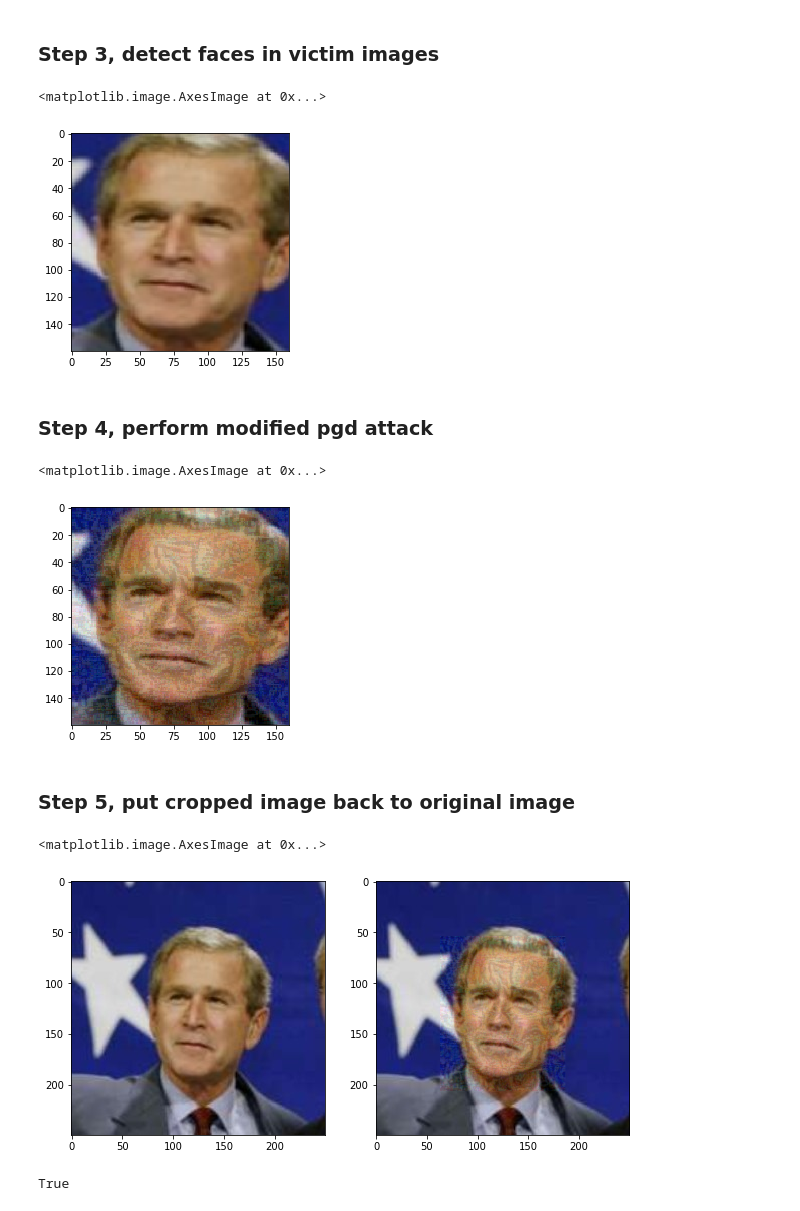
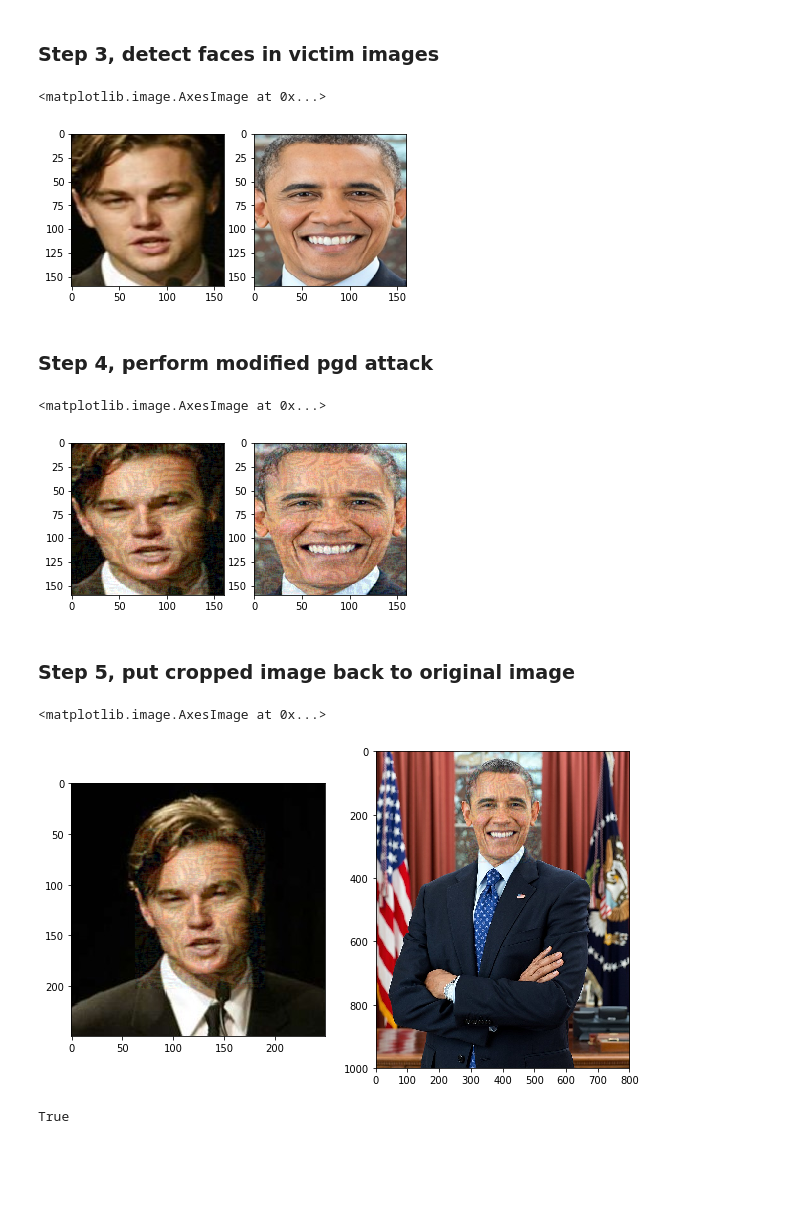
Before and after one commit to HaojieYuan/FaceAdvTransfer, a Jupyter notebook: FacenetEval.ipynb, the cells around one changed output. Drawn from its saved outputs; the diff is of its cells as text; code cells hidden in the pictures; blank space fills up the shorter version.

Commit message:
Process multiple images.(though batch_size=1)

```diff
--- a/FacenetEval.ipynb
+++ b/FacenetEval.ipynb
@@ -55,15 +55,15 @@ for victim in victim_imgs:
 # %%
 %matplotlib inline
 import matplotlib
 import matplotlib.pyplot as plt
 
-#plt.subplot(121)
+plt.subplot(121)
 plt.imshow(cropped_victim_faces[0])
-#plt.subplot(122)
-#plt.imshow(cropped_victim_faces[1])
+plt.subplot(122)
+plt.imshow(cropped_victim_faces[1])
 # %% [output]
 <matplotlib.image.AxesImage at 0x...>
-[figure, old version]
+[figure, new version]
 # %% [markdown]
 ### Step 4, perform modified pgd attack
 # %%
@@ -78,9 +79,12 @@ adv_faces = infer_imgs(cropped_victim_faces, sess,
 # %%
 %matplotlib inline
+plt.subplot(121)
 plt.imshow(adv_faces[0].astype(np.int))
+plt.subplot(122)
+plt.imshow(adv_faces[1].astype(np.int))
 # %% [output]
 <matplotlib.image.AxesImage at 0x...>
-[figure, old version]
+[figure, new version]
 # %% [markdown]
 ### Step 5, put cropped image back to original image
 # %%
@@ -95,12 +99,12 @@ for victim, bbox, adv_face in zip(adv_victims, bouding_boxes, adv_faces):
 # %%
 plt.figure(figsize=(10,10))
 plt.subplot(121)
-plt.imshow(victim_imgs[0])
+plt.imshow(adv_victims[0])
 plt.subplot(122)
-plt.imshow(adv_victims[0])
+plt.imshow(adv_victims[1])
 # %% [output]
 <matplotlib.image.AxesImage at 0x...>
-[figure, old version]
+[figure, new version]
 # %%
 import cv2
 
```
Also changed, not shown: parts of 4 cells of this notebook, 1 other file.
